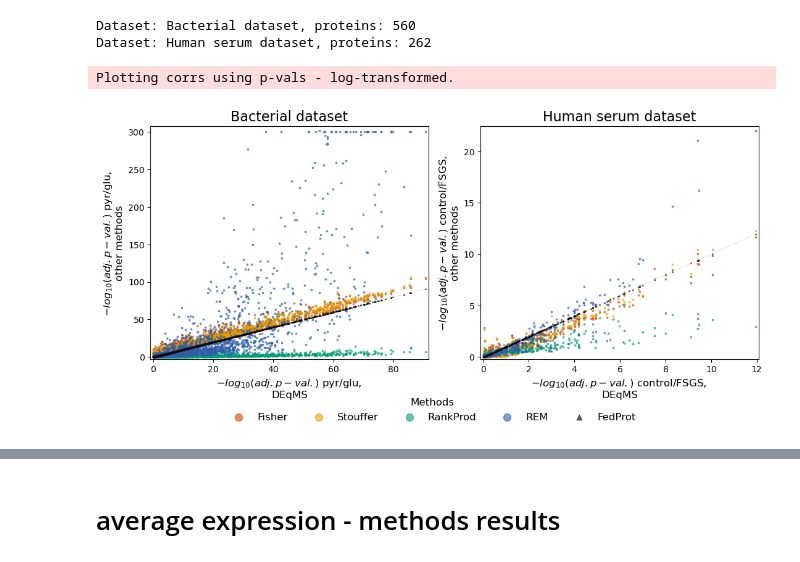
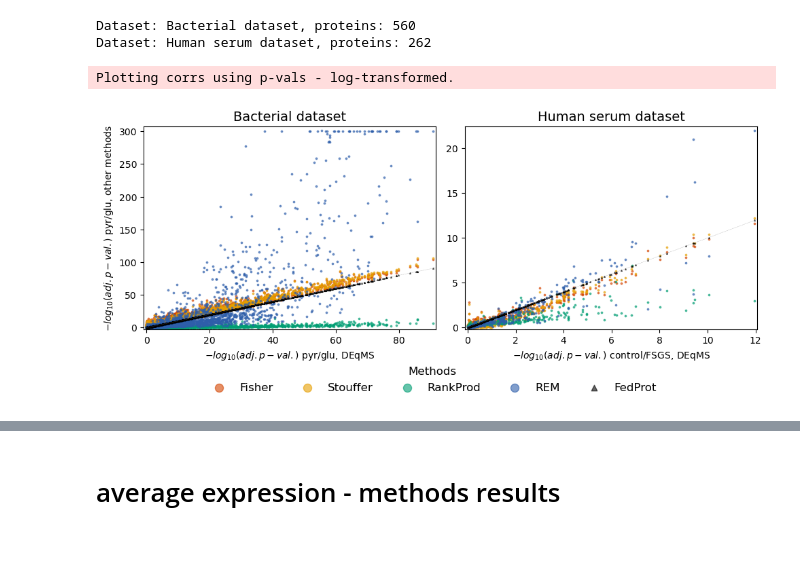
Before and after one commit to Freddsle/FedProt, a Jupyter notebook: evaluation/aggregated_eval/features_intersection.ipynb, the cells around one changed output, grey strips where cells are left out. Drawn from its saved outputs; the diff is of its cells as text; code cells hidden in the pictures.

```diff
--- a/evaluation/aggregated_eval/features_intersection.ipynb
+++ b/evaluation/aggregated_eval/features_intersection.ipynb
@@ -131,23 +131,23 @@ for dataset in log_dfs:
 Dataset: Bacterial dataset, proteins: 560
 Dataset: Human serum dataset, proteins: 262
 # %%
-fp_eval.plt_results(
+plot_one = fp_eval.plt_results(
     log_dfs,
     methods=["Fisher", "Stouffer", "RankProd", "REM", "FedProt"],
     color_dict=color_dict,
     what="pv_",
     text="", dotsize=3,
     datasets=list(log_dfs.keys()),
-    figsize=(11,5),
+    figsize=(10,4),
     add_table=False,
     sharex=False, sharey=False,
     comparsions=["pyr/glu", "control/FSGS"]
 )
 
 # plt.savefig("/home/yuliya/repos/cosybio/FedDEqMS/data/04_evaluation/plots/" + "Fig3B_prototype.png", dpi=1200)
 # %% [output]
 Plotting corrs using p-vals - log-transformed.
-[figure, old version]
+[figure, new version]
 # %%
 fp_eval.plt_results(
     log_dfs,
```
Also changed, not shown: parts of 2 cells of this notebook, 27 other files.
